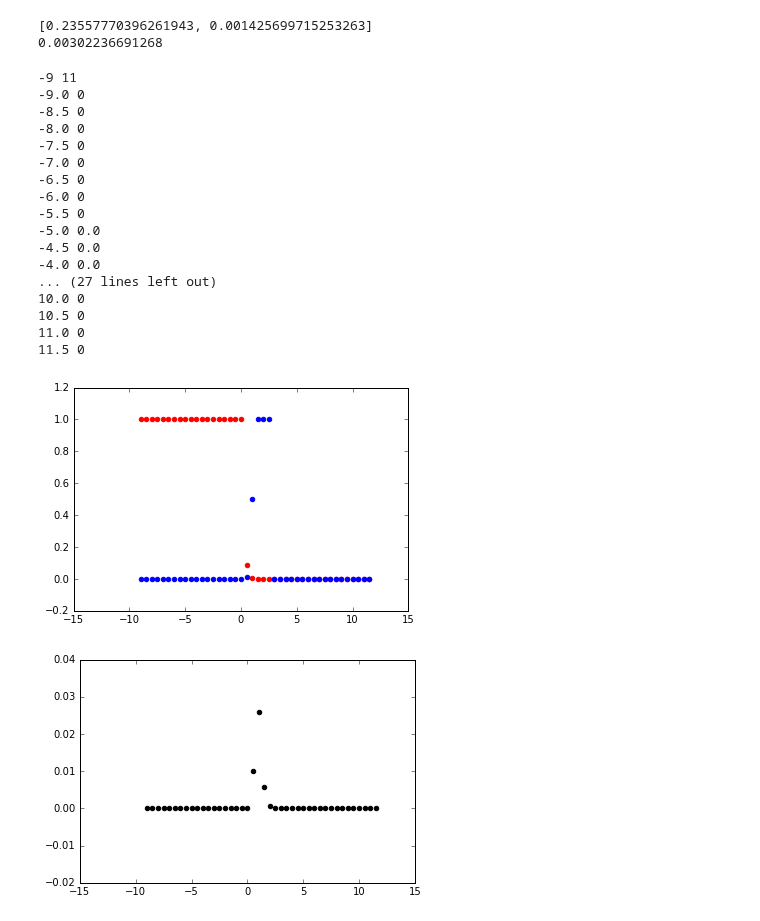
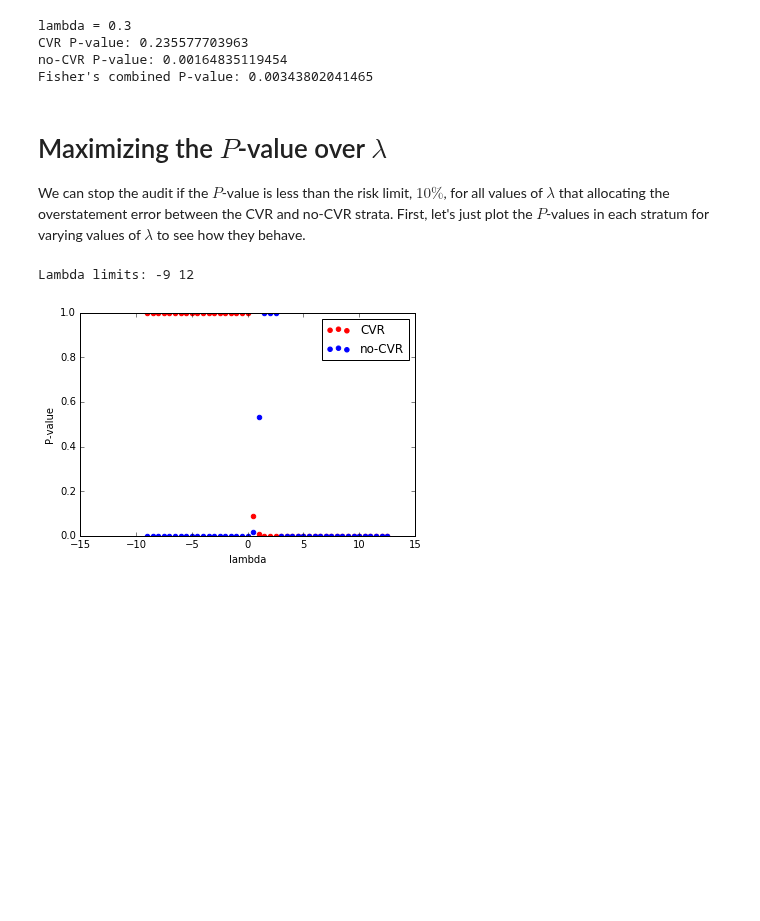
Before and after one commit to pbstark/CORLA18, a Jupyter notebook: code/fisher_combined_pvalue.ipynb, the cells around one changed output. Drawn from its saved outputs; the diff is of its cells as text; code cells hidden in the pictures; blank space fills up the shorter version.

Commit message:
Illustrate fishers method in a jupyter notebook

```diff
--- a/code/fisher_combined_pvalue.ipynb
+++ b/code/fisher_combined_pvalue.ipynb
@@ -13,69 +53,54 @@ import matplotlib.pyplot as plt
 # %%
-N1 = 10000
-N2 = 1000
-N_w1 = 4550
-N_l1 = 4950
-N_w2 = 750
-N_l2= 150
-margin = (N_w1 + N_w2 - N_l1 - N_l2)
-
-n1 = 500
-n2 = 250
-
-cvr_pvalue = lambda alloc: ballot_comparison_pvalue(n=n1, gamma=1.03905, o1=0, u1=0, o2=0, u2=0,
-                                                    reported_margin=margin, N=N1, null_lambda=alloc)
-nocvr_pvalue = lambda alloc: trihypergeometric_optim(sample= np.array([0]*int(n2*N_l2/N2)+[1]*int(n2*N_w2/N2)+[np.nan]*int(n2*(N2-N_l2-N_w2)/N2)),
-                                                     popsize=N2,
-                                                     null_margin=(N_w2-N_l2) - alloc*margin)
+cvr_pvalue = lambda alloc: \
+    ballot_comparison_pvalue(n=n1, gamma=1.03905, o1=0, u1=0, o2=0, u2=0, \
+                             reported_margin=margin, N=N1, null_lambda=alloc)
+nocvr_pvalue = lambda alloc: \
+    trihypergeometric_optim(sample= np.array([0]*int(n2*N_l2/N2)+\
+                                             [1]*int(n2*N_w2/N2)+\
+                                             [np.nan]*int(n2*(N2-N_l2-N_w2)/N2 + 1)), \
+                            popsize=N2, \
+                            null_margin=(N_w2-N_l2) - alloc*margin)
 # %%
 # This is one possible allocation lambda=0.3
+
+print("lambda = 0.3")
 pvalues = [cvr_pvalue(0.3), nocvr_pvalue(0.7)]
-print(pvalues)
+print("CVR P-value:", pvalues[0], "\nno-CVR P-value:", pvalues[1])
 fisher_pvalue = fisher_combined_pvalue(pvalues)
-print(fisher_pvalue)
+print("Fisher's combined P-value:", fisher_pvalue)
 # %% [output]
-[0.23557770396261943, 0.001425699715253263]
-0.00302236691268
+lambda = 0.3
+CVR P-value: 0.235577703963
+no-CVR P-value: 0.00164835119454
+Fisher's combined P-value: 0.00343802041465
+# %% [markdown]
+# Maximizing the $P$-value over $\lambda$
+
+We can stop the audit if the $P$-value is less than the risk limit, $10\%$, for all values of $\lambda$ that allocating the overstatement error between the CVR and no-CVR strata. First, let's just plot the $P$-values in each stratum for varying values of $\lambda$ to see how they behave.
 # %%
 # find range of possible lambda
 lambda_upper = int(np.min([2*N1/margin, 1+2*N2/margin]))+1
 lambda_lower = int(np.max([-2*N1/margin, 1-2*N2/margin]))
 
-print(lambda_lower, lambda_upper)
+#(lambda_lower, lambda_upper) = calculate_lambda_range(N_w1, N_l1, N1, N_w2, N_l2, N2)
+
+print("Lambda limits:", lambda_lower, lambda_upper)
 
 fisher_pvalues = []
 cvr_pvalues = []
 nocvr_pvalues = []
 for lam in np.arange(lambda_lower, lambda_upper+1, 0.5):
-#for lam in np.arange(0, 1, 0.05):
     cvr_pvalues.append(np.min([1, cvr_pvalue(lam)]))
     nocvr_pvalues.append(nocvr_pvalue(1-lam))
     fisher_pvalues.append(fisher_combined_pvalue([cvr_pvalues[-1], nocvr_pvalues[-1]]))
-    print(lam, fisher_pvalues[-1])
 
-plt.scatter(np.arange(lambda_lower, lambda_upper+1, 0.5), cvr_pvalues, color='r')
-plt.scatter(np.arange(lambda_lower, lambda_upper+1, 0.5), nocvr_pvalues, color='b')
+plt.scatter(np.arange(lambda_lower, lambda_upper+1, 0.5), cvr_pvalues, color='r', label="CVR")
+plt.scatter(np.arange(lambda_lower, lambda_upper+1, 0.5), nocvr_pvalues, color='b', label="no-CVR")
+plt.legend()
+plt.xlabel("lambda")
+plt.ylabel("P-value")
+plt.ylim(0, 1)
 plt.show()
-
-plt.scatter(np.arange(lambda_lower, lambda_upper+1, 0.5), fisher_pvalues, color='black')
-plt.show()
 # %% [output]
--9 11
--9.0 0
--8.5 0
--8.0 0
--7.5 0
--7.0 0
--6.5 0
--6.0 0
--5.5 0
--5.0 0.0
--4.5 0.0
--4.0 0.0
-... (27 lines left out)
-10.0 0
-10.5 0
-11.0 0
-11.5 0
+Lambda limits: -9 12
-[figure, old version]
+[figure, new version]
-[figure, removed]
```
Also changed, not shown: parts of 13 cells of this notebook.
